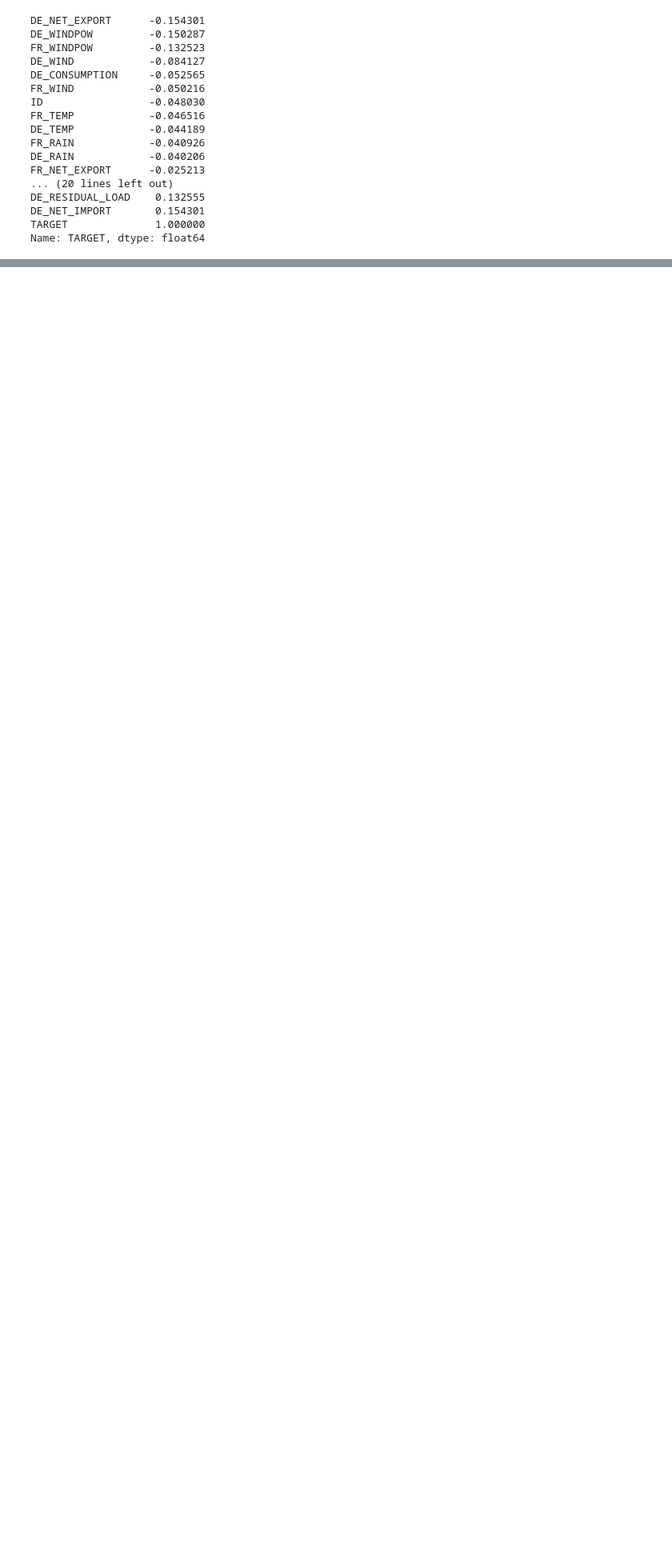
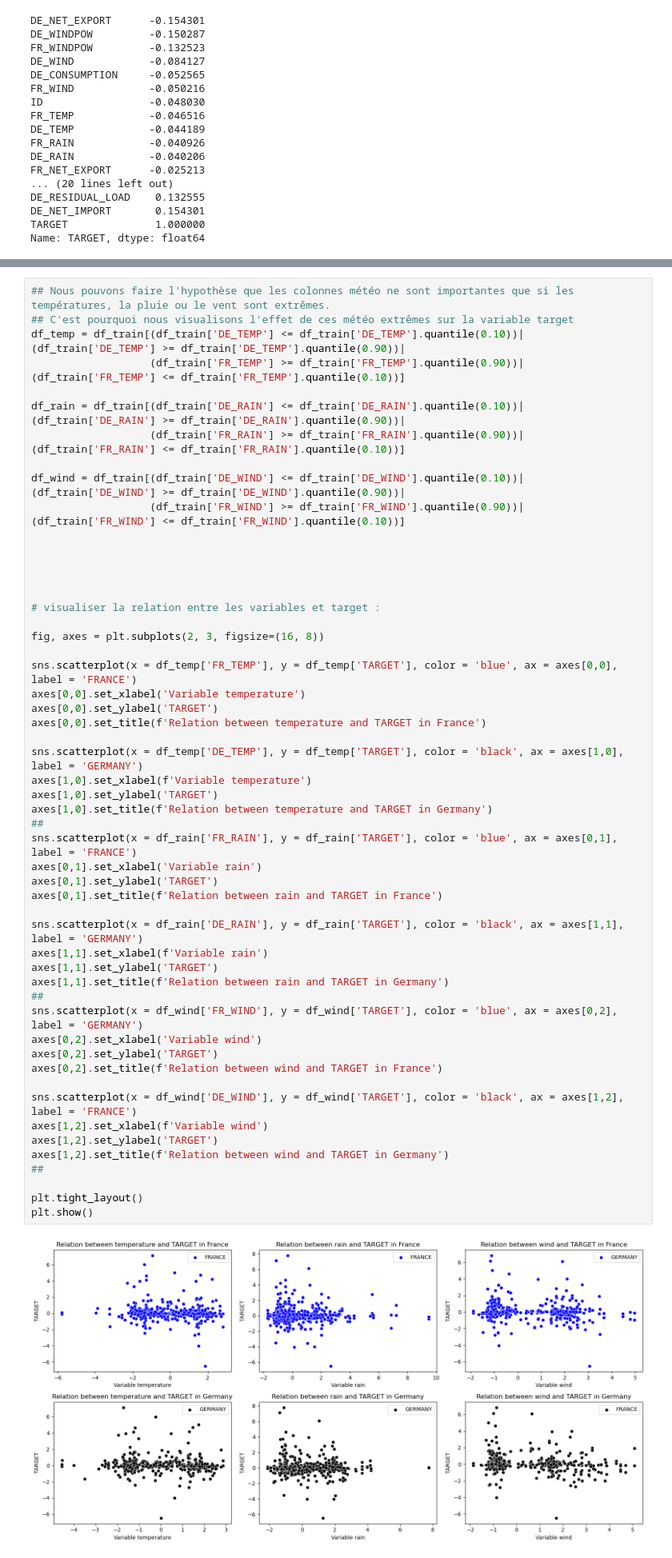
Before and after one commit to AugustinCablant/Data-Challenge-QRT, a Jupyter notebook: code.ipynb, the cells around one changed output, grey strips where cells are left out. Shown at 80% size. Drawn from its saved outputs; the diff is of its cells as text; blank space fills up the shorter version.

```diff
--- a/code.ipynb
+++ b/code.ipynb
@@ -228,3 +224,58 @@ df_temp = df_train[(df_train['DE_TEMP'] <= df_train['DE_TEMP'].quantile(0.10))|(
+# %%
+## Nous pouvons faire l'hypothèse que les colonnes météo ne sont importantes que si les températures, la pluie ou le vent sont extrêmes.
+## C'est pourquoi nous visualisons l'effet de ces météo extrêmes sur la variable target
+df_temp = df_train[(df_train['DE_TEMP'] <= df_train['DE_TEMP'].quantile(0.10))|(df_train['DE_TEMP'] >= df_train['DE_TEMP'].quantile(0.90))|
+                   (df_train['FR_TEMP'] >= df_train['FR_TEMP'].quantile(0.90))|(df_train['FR_TEMP'] <= df_train['FR_TEMP'].quantile(0.10))]
+
+df_rain = df_train[(df_train['DE_RAIN'] <= df_train['DE_RAIN'].quantile(0.10))|(df_train['DE_RAIN'] >= df_train['DE_RAIN'].quantile(0.90))|
+                   (df_train['FR_RAIN'] >= df_train['FR_RAIN'].quantile(0.90))|(df_train['FR_RAIN'] <= df_train['FR_RAIN'].quantile(0.10))]
+
+df_wind = df_train[(df_train['DE_WIND'] <= df_train['DE_WIND'].quantile(0.10))|(df_train['DE_WIND'] >= df_train['DE_WIND'].quantile(0.90))|
+                   (df_train['FR_WIND'] >= df_train['FR_WIND'].quantile(0.90))|(df_train['FR_WIND'] <= df_train['FR_WIND'].quantile(0.10))]
+
+
+
+
+
+# visualiser la relation entre les variables et target :
+
+fig, axes = plt.subplots(2, 3, figsize=(16, 8))
+
+sns.scatterplot(x = df_temp['FR_TEMP'], y = df_temp['TARGET'], color = 'blue', ax = axes[0,0], label = 'FRANCE')
+axes[0,0].set_xlabel('Variable temperature')
+axes[0,0].set_ylabel('TARGET')
+axes[0,0].set_title(f'Relation between temperature and TARGET in France')
+
+sns.scatterplot(x = df_temp['DE_TEMP'], y = df_temp['TARGET'], color = 'black', ax = axes[1,0], label = 'GERMANY')
+axes[1,0].set_xlabel(f'Variable temperature')
+axes[1,0].set_ylabel('TARGET')
+axes[1,0].set_title(f'Relation between temperature and TARGET in Germany')
+##
+sns.scatterplot(x = df_rain['FR_RAIN'], y = df_rain['TARGET'], color = 'blue', ax = axes[0,1], label = 'FRANCE')
+axes[0,1].set_xlabel('Variable rain')
+axes[0,1].set_ylabel('TARGET')
+axes[0,1].set_title(f'Relation between rain and TARGET in France')
+
+sns.scatterplot(x = df_rain['DE_RAIN'], y = df_rain['TARGET'], color = 'black', ax = axes[1,1], label = 'GERMANY')
+axes[1,1].set_xlabel(f'Variable rain')
+axes[1,1].set_ylabel('TARGET')
+axes[1,1].set_title(f'Relation between rain and TARGET in Germany')
+##
+sns.scatterplot(x = df_wind['FR_WIND'], y = df_wind['TARGET'], color = 'blue', ax = axes[0,2], label = 'GERMANY')
+axes[0,2].set_xlabel('Variable wind')
+axes[0,2].set_ylabel('TARGET')
+axes[0,2].set_title(f'Relation between wind and TARGET in France')
+
+sns.scatterplot(x = df_wind['DE_WIND'], y = df_wind['TARGET'], color = 'black', ax = axes[1,2], label = 'FRANCE')
+axes[1,2].set_xlabel(f'Variable wind')
+axes[1,2].set_ylabel('TARGET')
+axes[1,2].set_title(f'Relation between wind and TARGET in Germany')
+##
+
+plt.tight_layout()
+plt.show()
+# %% [output]
+[figure, added]
 # %% [markdown]
 La France et l'Allemagne sont deux pays différents. En regardant simplement leur politique (fortement divergente) concernant le nucléaire, on tire vite des conclusions : nous ne pouvons traiter ces deux pays ensemble, il nous faut créer un modèle propre à chaque pays.
 # %%
```
Also changed, not shown: parts of 1 cell of this notebook.
